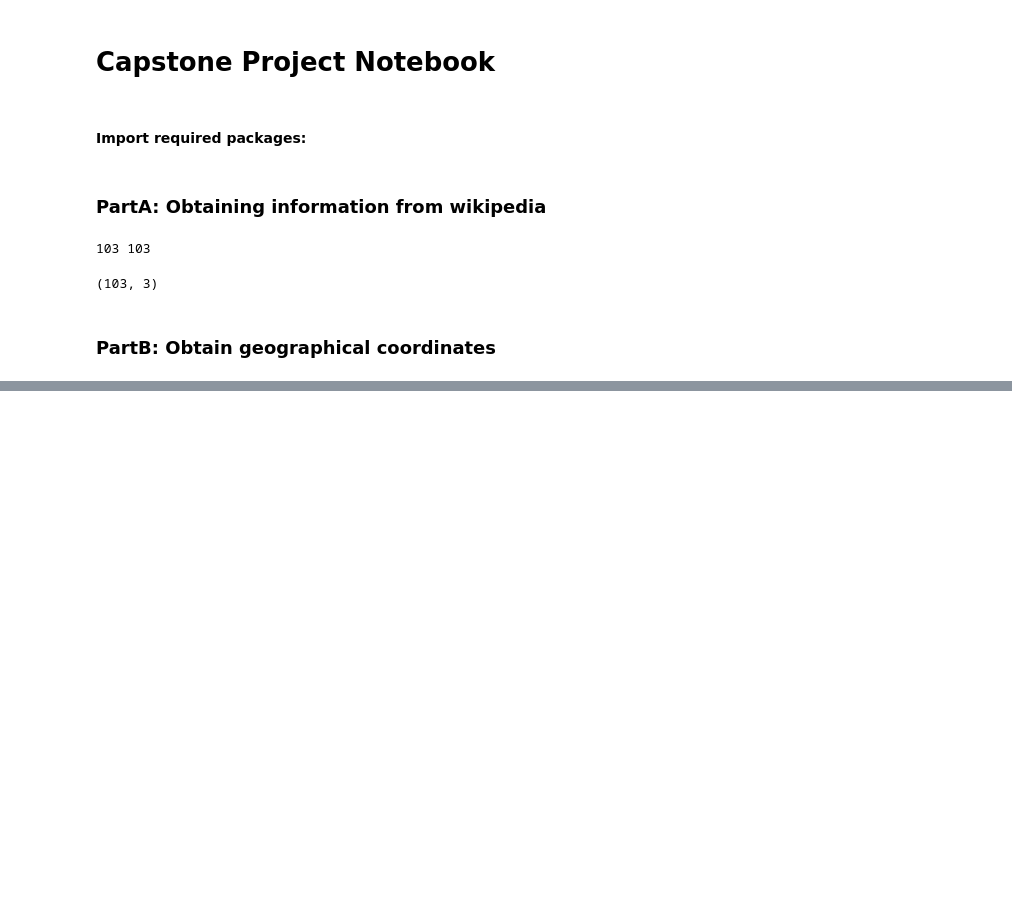
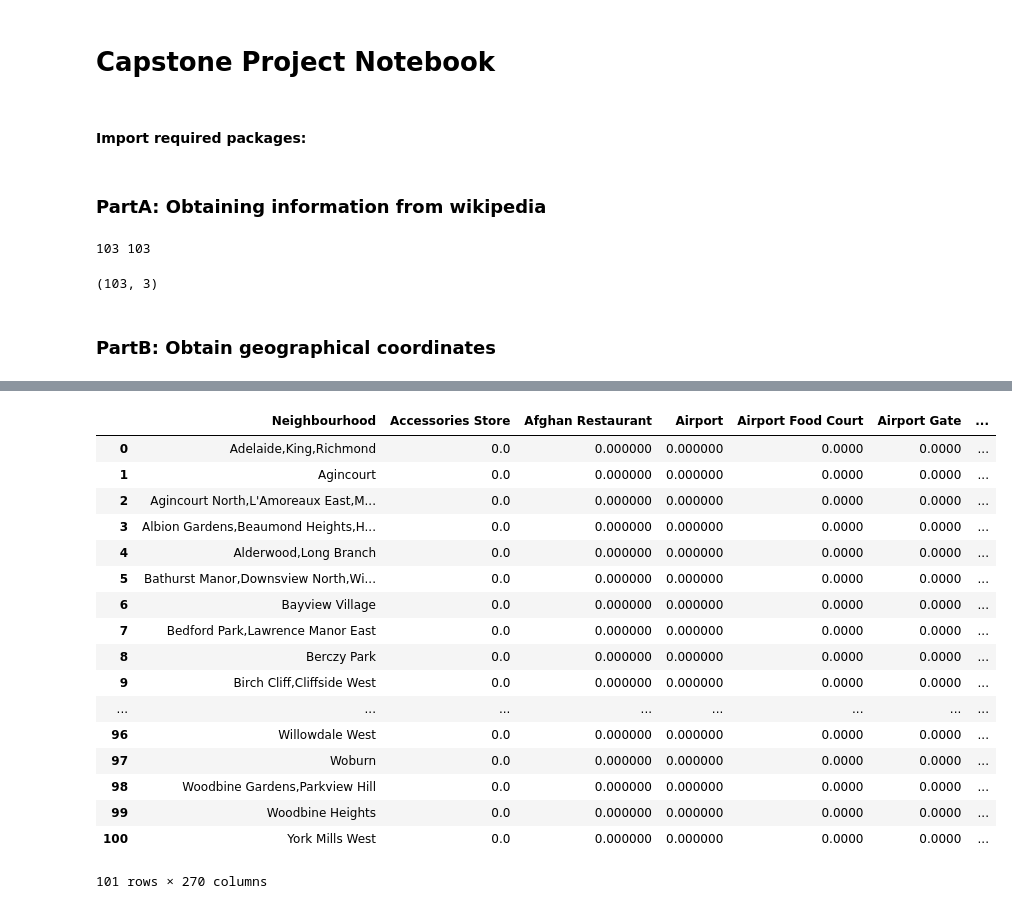
Before and after one commit to johnku2011/Coursera_Capstone, a Jupyter notebook: Capstone Project.ipynb, the cells around one changed output, grey strips where cells are left out. Saved outputs shown, nothing was run; the diff lists cells and outputs as text; code cells hidden in the pictures; blank space fills up the shorter version.

```diff
--- a/Capstone Project.ipynb
+++ b/Capstone Project.ipynb
@@ -157,0 +167,19 @@ df_nodup[df_nodup['Postcode'] == 'M1B']
+# %%
+# create map of New York using latitude and longitude values
+map_Toronto = folium.Map(location=[latitude, longitude], zoom_start=10)
+
+# add markers to map
+for lat, lng, borough, neighborhood in zip(df_lat_lng['Latitude'], df_lat_lng['Longitude'], df_lat_lng['Borough'], df_lat_lng['Neighbourhood']):
+    label = '{}, {}'.format(neighborhood, borough)
+    label = folium.Popup(label, parse_html=True)
+    folium.CircleMarker(
+        [lat, lng],
+        radius=5,
+        popup=label,
+        color='blue',
+        fill=True,
+        fill_color='#3186cc',
+        fill_opacity=0.7,
+        parse_html=False).add_to(map_Toronto)
+
+map_Toronto
@@ -157,0 +196,3 @@ df_nodup[df_nodup['Postcode'] == 'M1B']
+# %%
+VERSION = '20180605' # Foursquare API version
+LIMIT = 100
@@ -157,0 +241,5 @@ df_nodup[df_nodup['Postcode'] == 'M1B']
+# %%
+toronto_venues = getNearbyVenues(names=df_lat_lng['Neighbourhood'],
+                                   latitudes=df_lat_lng['Latitude'],
+                                   longitudes=df_lat_lng['Longitude']
+                                  )
@@ -157,0 +271,12 @@ df_nodup[df_nodup['Postcode'] == 'M1B']
+# %%
+# one hot encoding
+toronto_onehot = pd.get_dummies(toronto_venues[['Venue Category']], prefix="", prefix_sep="")
+
+# add neighborhood column back to dataframe
+toronto_onehot['Neighbourhood'] = toronto_venues['Neighbourhood']
+
+# move neighborhood column to the first column
+fixed_columns = [toronto_onehot.columns[-1]] + list(toronto_onehot.columns[:-1])
+toronto_onehot = toronto_onehot[fixed_columns]
+
+toronto_onehot.head(),toronto_onehot.shape
@@ -157,0 +301,22 @@ df_nodup[df_nodup['Postcode'] == 'M1B']
+# %%
+toronto_grouped = toronto_onehot.groupby('Neighbourhood').mean().reset_index()
+toronto_grouped
+# %% [output]
+|  | Neighbourhood | Accessories Store | Afghan Restaurant | Airport | Airport Food Court | Airport Gate | ... |
+| 0 | Adelaide,King,Richmond | 0.0 | 0.000000 | 0.000000 | 0.0000 | 0.0000 | ... |
+| 1 | Agincourt | 0.0 | 0.000000 | 0.000000 | 0.0000 | 0.0000 | ... |
+| 2 | Agincourt North,L'Amoreaux East,M... | 0.0 | 0.000000 | 0.000000 | 0.0000 | 0.0000 | ... |
+| 3 | Albion Gardens,Beaumond Heights,H... | 0.0 | 0.000000 | 0.000000 | 0.0000 | 0.0000 | ... |
+| 4 | Alderwood,Long Branch | 0.0 | 0.000000 | 0.000000 | 0.0000 | 0.0000 | ... |
+| 5 | Bathurst Manor,Downsview North,Wi... | 0.0 | 0.000000 | 0.000000 | 0.0000 | 0.0000 | ... |
+| 6 | Bayview Village | 0.0 | 0.000000 | 0.000000 | 0.0000 | 0.0000 | ... |
+| 7 | Bedford Park,Lawrence Manor East | 0.0 | 0.000000 | 0.000000 | 0.0000 | 0.0000 | ... |
+| 8 | Berczy Park | 0.0 | 0.000000 | 0.000000 | 0.0000 | 0.0000 | ... |
+| 9 | Birch Cliff,Cliffside West | 0.0 | 0.000000 | 0.000000 | 0.0000 | 0.0000 | ... |
+| ... | ... | ... | ... | ... | ... | ... | ... |
+| 96 | Willowdale West | 0.0 | 0.000000 | 0.000000 | 0.0000 | 0.0000 | ... |
+| 97 | Woburn | 0.0 | 0.000000 | 0.000000 | 0.0000 | 0.0000 | ... |
+| 98 | Woodbine Gardens,Parkview Hill | 0.0 | 0.000000 | 0.000000 | 0.0000 | 0.0000 | ... |
+| 99 | Woodbine Heights | 0.0 | 0.000000 | 0.000000 | 0.0000 | 0.0000 | ... |
+| 100 | York Mills West | 0.0 | 0.000000 | 0.000000 | 0.0000 | 0.0000 | ... |
+101 rows × 270 columns
```
Also changed, not shown: parts of 28 cells of this notebook.
